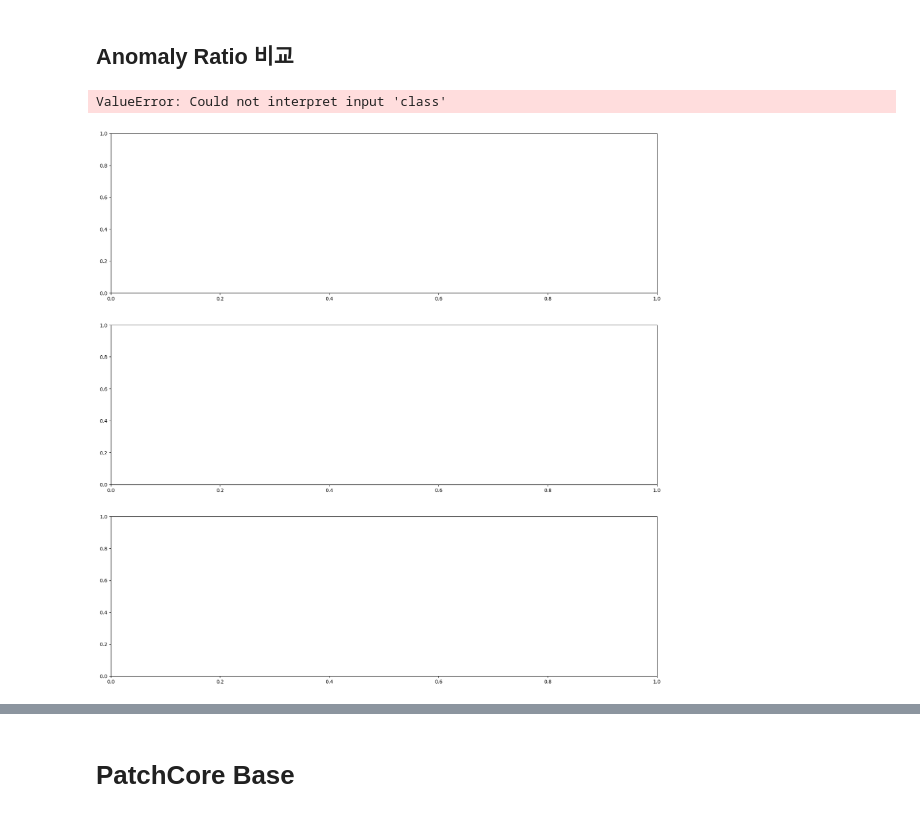
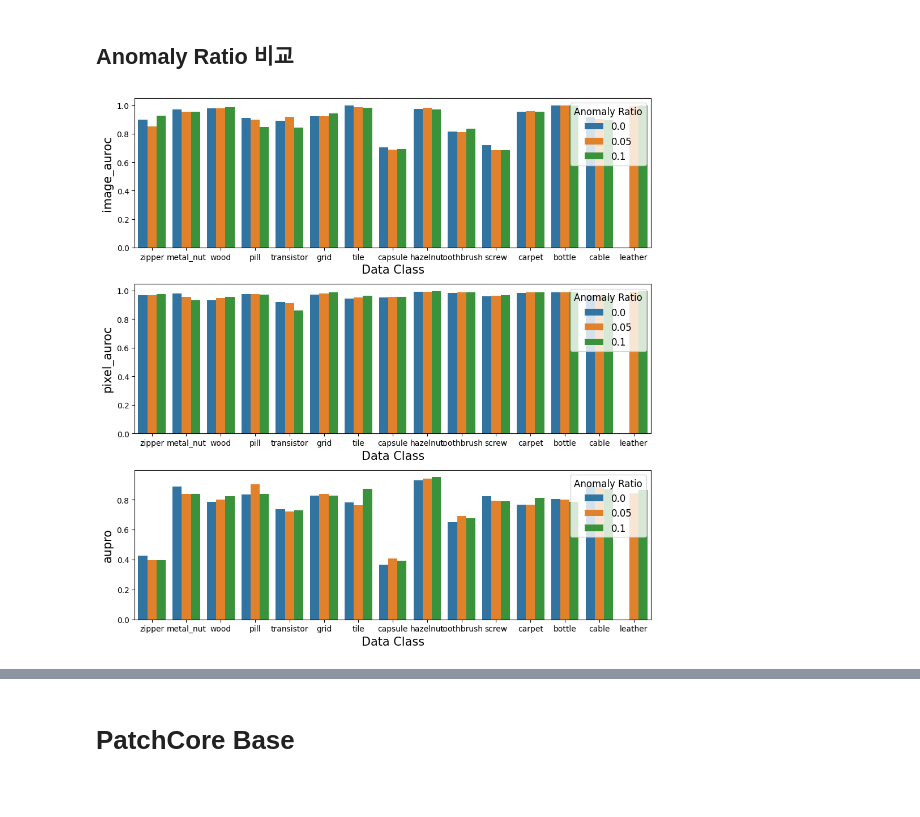
Before and after one commit to crimama/Noisy-Anomaly-Detection-for-Noise-less-train-data-, a Jupyter notebook: working_Evaluation.ipynb, the cells around one changed output, grey strips where cells are left out. Drawn from its saved outputs; the diff is of its cells as text; code cells hidden in the pictures.

```diff
--- a/working_Evaluation.ipynb
+++ b/working_Evaluation.ipynb
@@ -82,17 +229,14 @@ df[['class','image_auroc']].sort_values(by='class',ascending=True)
 # %% [markdown]
 ## Anomaly Ratio 비교
 # %%
-anomaly_ratio=[0,0.02,0.04,0.06,0.08,0.1]
-coreset_ratio=[0.01,0.1,0.25]
-
-
-result_dir = './results/benchmark/MVTecAD/'
+anomaly_ratio=[0, 0.05, 0.1]
+result_dir = './results/MVTecAD/'
 metrics = ['test_pixel_auroc','test_aupro']
-method = 'STPM'
+method = 'AnomalibSTPM'
 df = pd.DataFrame()
 
 for ar in anomaly_ratio:
-    version = f'base-anomaly_ratio_{ar}'
+    version = f'anomalib-anomaly_ratio_{ar}'
     log_dirs = glob(os.path.join(result_dir,method,'*',version,'results_seed0_best.json'))
 
 
@@ -101,55 +245,29 @@ for ar in anomaly_ratio:
 
         temp_df['class'] = log_dir.split('/')[-3]
         temp_df['anomaly_ratio'] = ar
-        temp_df['coreset_ratio'] = cr
 
         df = pd.concat([df,temp_df])
 df = df.reset_index()
-# %%
-anomaly_ratio=[0,0.02,0.04,0.06,0.08,0.1]
-coreset_ratio=[0.01,0.1,0.25]
-
-
-result_dir = './results/benchmark/MVTecAD/'
-metrics = ['test_pixel_auroc','test_aupro']
-method = 'STPM'
-df = pd.DataFrame()
-
-for ar in anomaly_ratio:
-    version = f'base-anomaly_ratio_{ar}'
-    log_dirs = glob(os.path.join(result_dir,method,'*',version,'results_seed0_best.json'))
-
-
-    for log_dir in log_dirs:
-        temp_df = pd.DataFrame(json.load(open(log_dir)))
-
-        temp_df['class'] = log_dir.split('/')[-3]
-        temp_df['anomaly_ratio'] = ar
-        temp_df['coreset_ratio'] = cr
-
-        df = pd.concat([df,temp_df])
-df = df.reset_index()
 # %%
 metrics = ['image_auroc','pixel_auroc','aupro']
-coreset_ratio=[0.25, 0.1, 0.01]
-fig, axes = plt.subplots(3,1 ,figsize=(20,20))
+
+fig, axes = plt.subplots(3,1 ,figsize=(10,10))
 for i, (ax, m) in enumerate(zip(axes,metrics)):
     temp_df = df[df['index']==m]
 
     sns.barplot(
         x = 'class',
         y = 'test',
         data = temp_df,
         hue = 'anomaly_ratio',
         ax = ax
     )
 
 
-    ax.set_xlabel("Data Class", fontsize=25)  # x 축 레이블 추가
-    ax.set_ylabel(f"{m}", fontsize=25)  # y 축 레이블 추가
+    ax.set_xlabel("Data Class", fontsize=15)  # x 축 레이블 추가
+    ax.set_ylabel(f"{m}", fontsize=15)  # y 축 레이블 추가
     ax.legend(title="Anomaly Ratio", fontsize=12, title_fontsize=12, loc="upper right")
 plt.tight_layout()
 plt.show()
 # %% [output]
-ValueError: Could not interpret input 'class'
-[figure, old version]
+[figure, new version]
```
Also changed, not shown: parts of 9 cells of this notebook, 2 other files.
